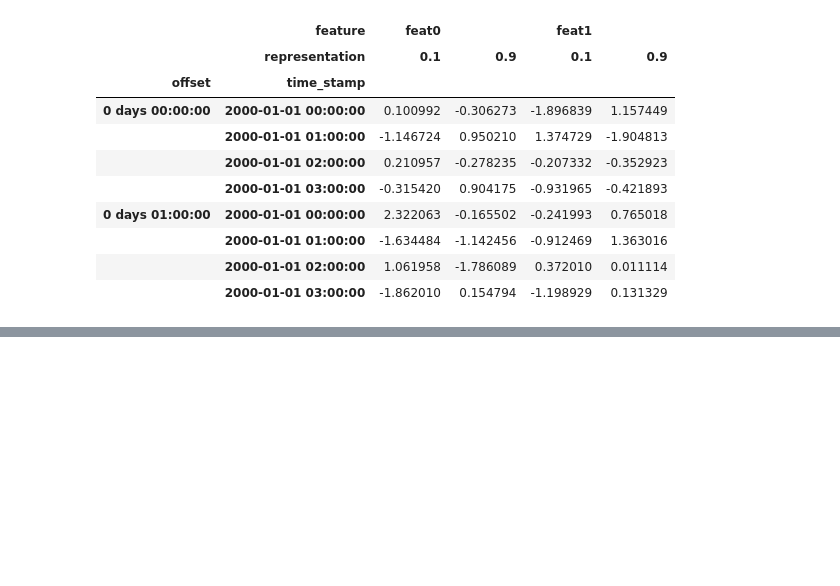
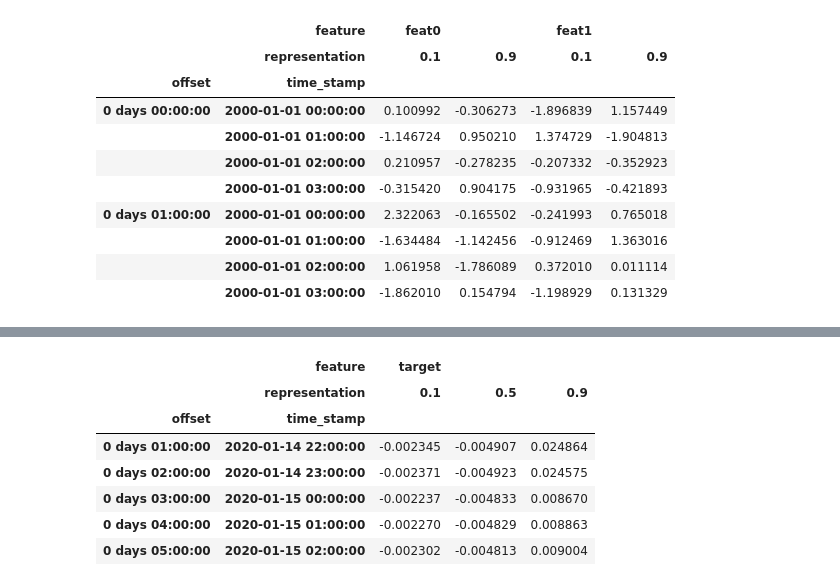
Before and after one commit to connected-intelligent-systems/forcateri, a Jupyter notebook: notebooks/ts_test.ipynb, the cells around one changed output, grey strips where cells are left out. Drawn from its saved outputs; the diff is of its cells as text; code cells hidden in the pictures; blank space fills up the shorter version.

```diff
--- a/notebooks/ts_test.ipynb
+++ b/notebooks/ts_test.ipynb
@@ -535,3 +535,8 @@ ts2.data
 |  | 2000-01-01 01:00:00 | -1.634484 | -1.142456 | -0.912469 | 1.363016 |
 |  | 2000-01-01 02:00:00 | 1.061958 | -1.786089 | 0.372010 | 0.011114 |
 |  | 2000-01-01 03:00:00 | -1.862010 | 0.154794 | -1.198929 | 0.131329 |
+# %%
+import pickle
+
+with open("/home/user/DFKI/forcateri/_data/historicals_5ts.pkl", "rb") as f:
+    historicals = pickle.load(f)
@@ -537,0 +573,2 @@ ts2.data
+# %%
+dum = historicals[0][1].to_dataframe()
@@ -537,0 +580,21 @@ ts2.data
+# %%
+from forcateri import TimeSeries
+
+dum_ts = TimeSeries(data=dum, representation=TimeSeries.QUANTILE_REP, quantiles=[0.1, 0.5, 0.9])
+# %%
+new_offsets = [pd.Timedelta(i, "h") for i in range(1,len(dum_ts.data.index)+1)]
+dum_ts.data.index = pd.MultiIndex.from_arrays(
+    [new_offsets, dum_ts.data.index.get_level_values(1)],
+    names=dum_ts.data.index.names
+)
+# %%
+dum_ts.data
+# %% [output]
+|  | feature | target |  |  |
+|  | representation | 0.1 | 0.5 | 0.9 |
+| offset | time_stamp |  |  |  |
+| 0 days 01:00:00 | 2020-01-14 22:00:00 | -0.002345 | -0.004907 | 0.024864 |
+| 0 days 02:00:00 | 2020-01-14 23:00:00 | -0.002371 | -0.004923 | 0.024575 |
+| 0 days 03:00:00 | 2020-01-15 00:00:00 | -0.002237 | -0.004833 | 0.008670 |
+| 0 days 04:00:00 | 2020-01-15 01:00:00 | -0.002270 | -0.004829 | 0.008863 |
+| 0 days 05:00:00 | 2020-01-15 02:00:00 | -0.002302 | -0.004813 | 0.009004 |
```
Also changed, not shown: parts of 5 cells of this notebook, 11 other files.
